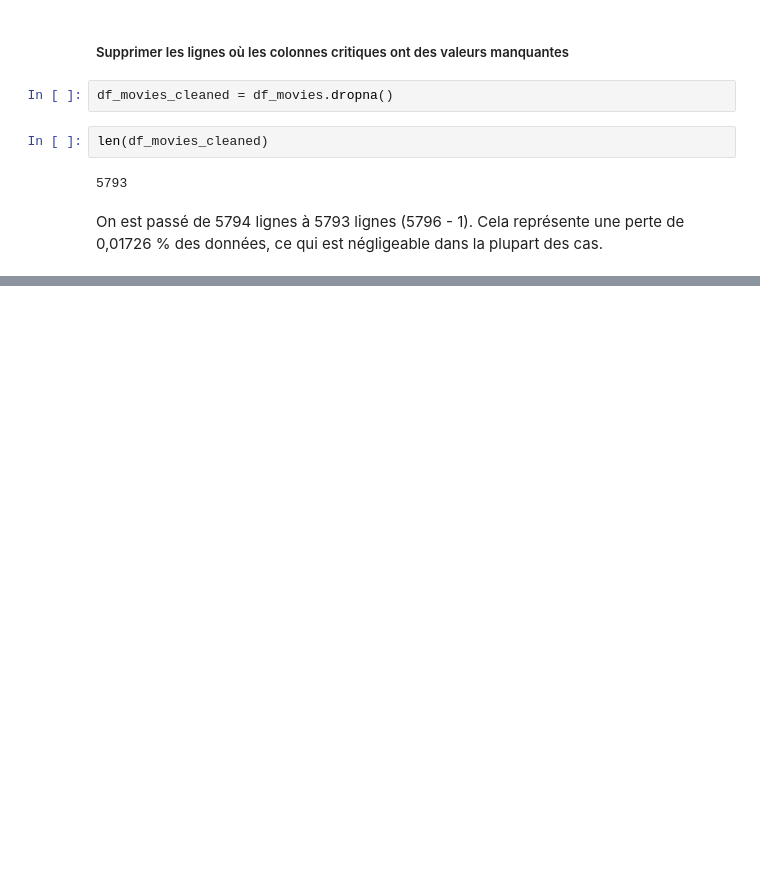
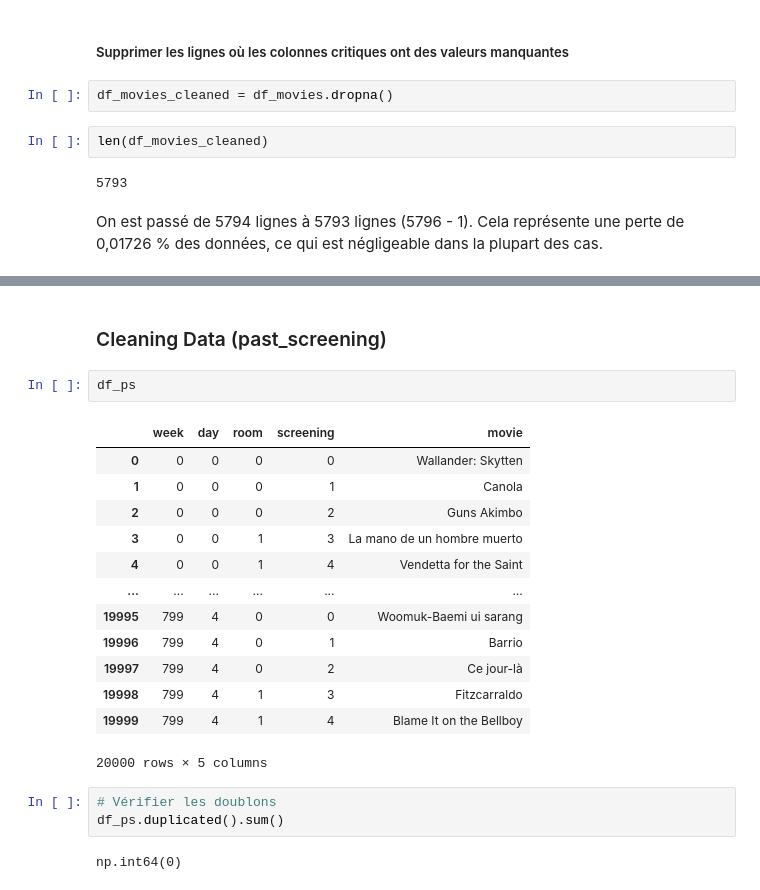
Before and after one commit to miligp/Cinema-Screening-Rules-Challenge, a Jupyter notebook: Cleaning_Data.ipynb, the cells around one changed output, grey strips where cells are left out. Saved outputs shown, nothing was run; the diff lists cells and outputs as text; blank space fills up the shorter version.

```diff
--- a/Cleaning_Data.ipynb
+++ b/Cleaning_Data.ipynb
@@ -427,0 +509,23 @@ Cela représente une perte de 0,01726 % des données, ce qui est négligeable da
+# %% [markdown]
+### Cleaning Data (past_screening)
+# %%
+df_ps
+# %% [output]
+|  | week | day | room | screening | movie |
+| 0 | 0 | 0 | 0 | 0 | Wallander: Skytten |
+| 1 | 0 | 0 | 0 | 1 | Canola |
+| 2 | 0 | 0 | 0 | 2 | Guns Akimbo |
+| 3 | 0 | 0 | 1 | 3 | La mano de un hombre muerto |
+| 4 | 0 | 0 | 1 | 4 | Vendetta for the Saint |
+| ... | ... | ... | ... | ... | ... |
+| 19995 | 799 | 4 | 0 | 0 | Woomuk-Baemi ui sarang |
+| 19996 | 799 | 4 | 0 | 1 | Barrio |
+| 19997 | 799 | 4 | 0 | 2 | Ce jour-là |
+| 19998 | 799 | 4 | 1 | 3 | Fitzcarraldo |
+| 19999 | 799 | 4 | 1 | 4 | Blame It on the Bellboy |
+20000 rows × 5 columns
+# %%
+# Vérifier les doublons
+df_ps.duplicated().sum()
+# %% [output]
+np.int64(0)
```
Also changed, not shown: parts of 18 cells of this notebook.
